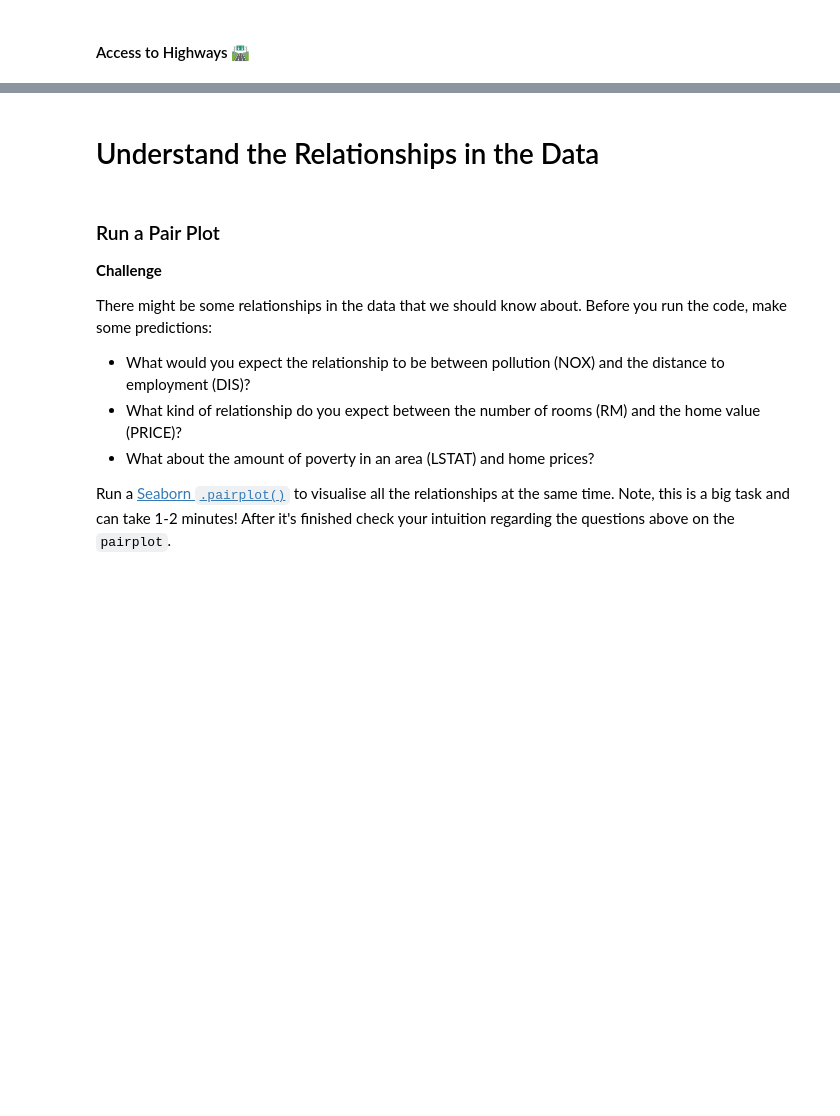
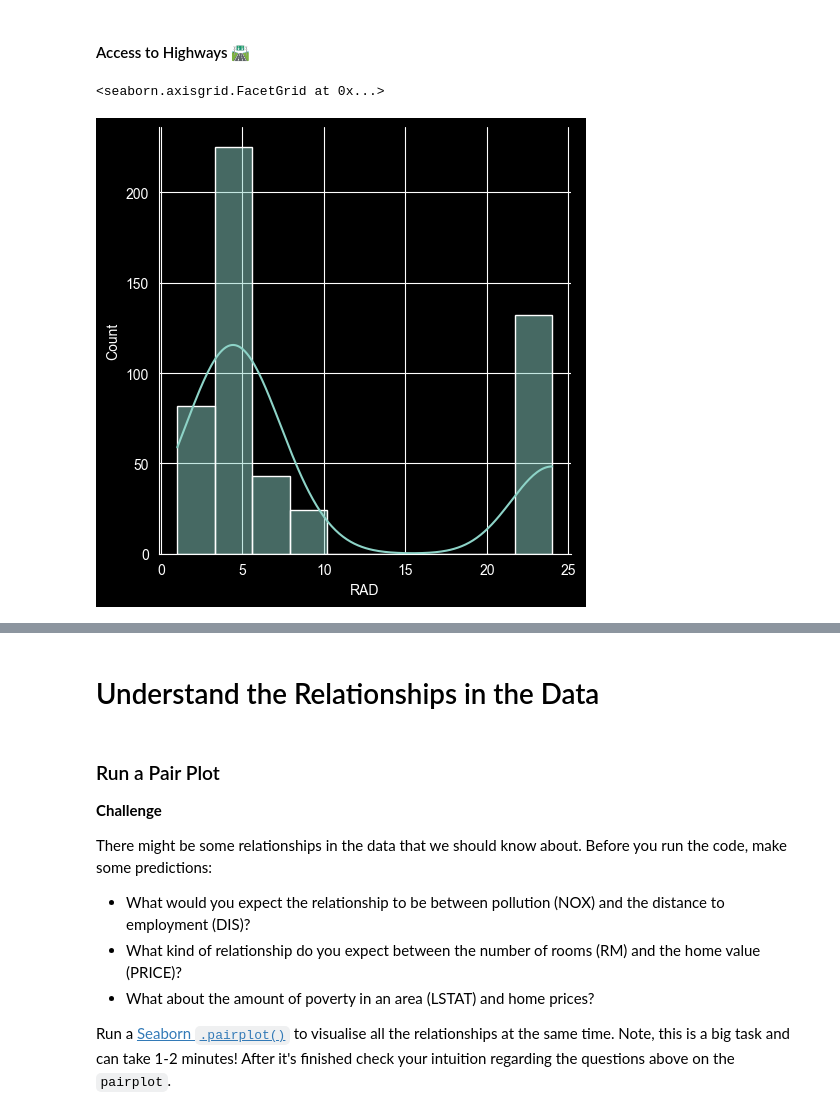
Before and after one commit to tbk81/100-DAYS-OF-CODE-PY, a Jupyter notebook: 81-predict-house-prices/Multivariable_Regression_and_Valuation_Model.ipynb, the cells around one changed output, grey strips where cells are left out. Cells and saved outputs as stored; diff of their text form; code cells hidden in the pictures; blank space fills up the shorter version.

```diff
--- a/81-predict-house-prices/Multivariable_Regression_and_Valuation_Model.ipynb
+++ b/81-predict-house-prices/Multivariable_Regression_and_Valuation_Model.ipynb
@@ -221,5 +242,12 @@ What do you notice in the distributions of the data?
 # %% [markdown]
 #### Access to Highways 🛣
+# %%
+sns.displot(data=data,
+            x=data.RAD,
+            kde=True)
+# %% [output]
+<seaborn.axisgrid.FacetGrid at 0x...>
+[figure, added]
 # %% [markdown]
 #### Next to the River? ⛵️
 
```
Also changed, not shown: parts of 5 cells of this notebook.
